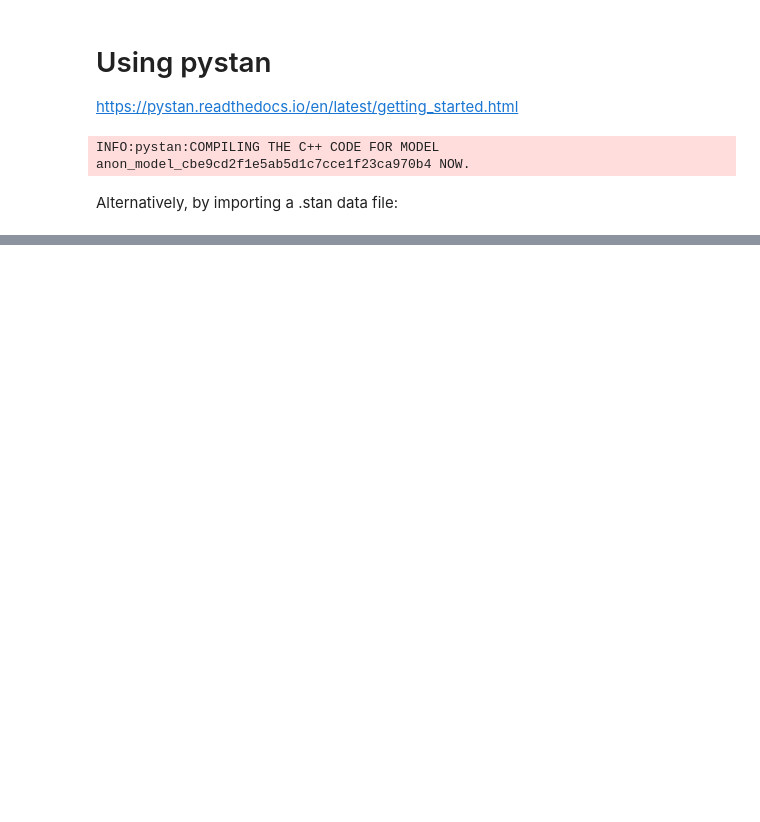
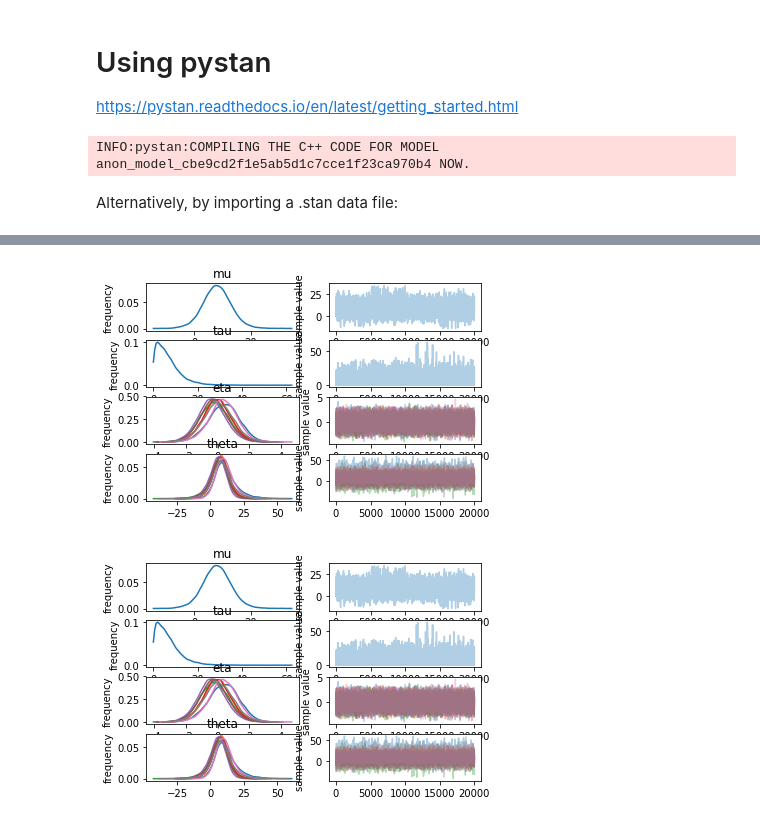
Before and after one commit to jhamski/Bayesian-Data-Analysis, a Jupyter notebook: Using-pystan-getting-started.ipynb, the cells around one changed output, grey strips where cells are left out. Cells and saved outputs as stored; diff of their text form; code cells hidden in the pictures; blank space fills up the shorter version.

```diff
--- a/Using-pystan-getting-started.ipynb
+++ b/Using-pystan-getting-started.ipynb
@@ -44,0 +82,5 @@ fit2 = sm.sampling(data=schools_dat, iter=10000, chains=4)
+# %%
+fit2.plot()
+# %% [output]
+[figure, added]
+[figure, added]
```
Also changed, not shown: parts of 6 cells of this notebook, 4 other files.
